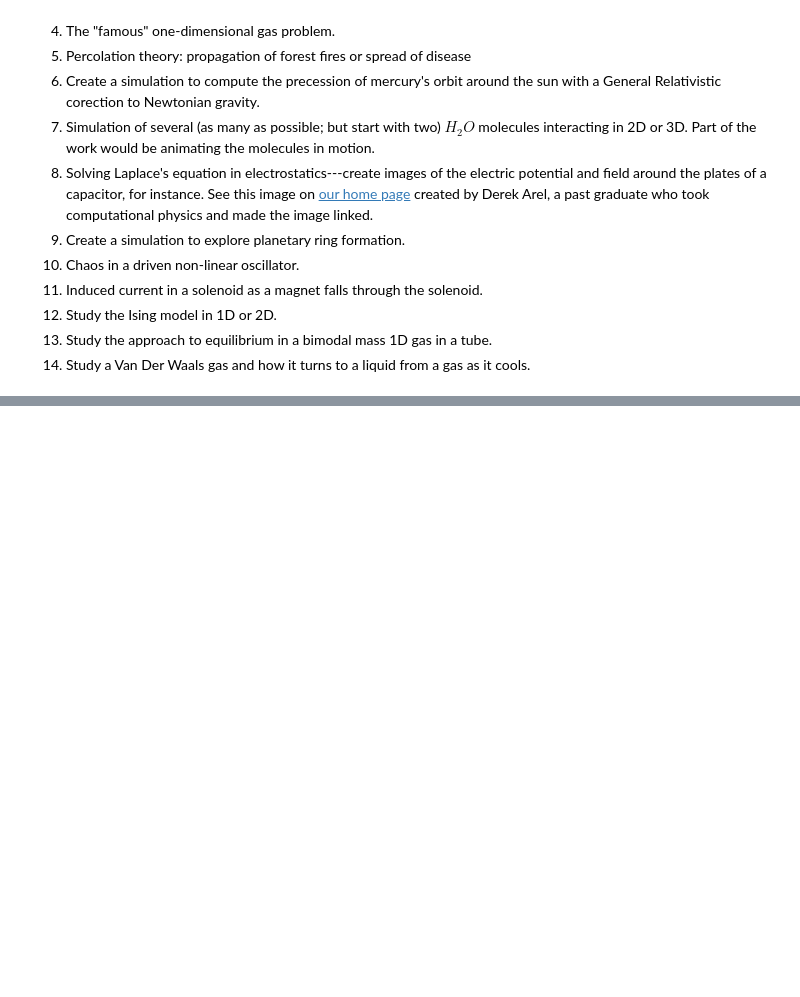
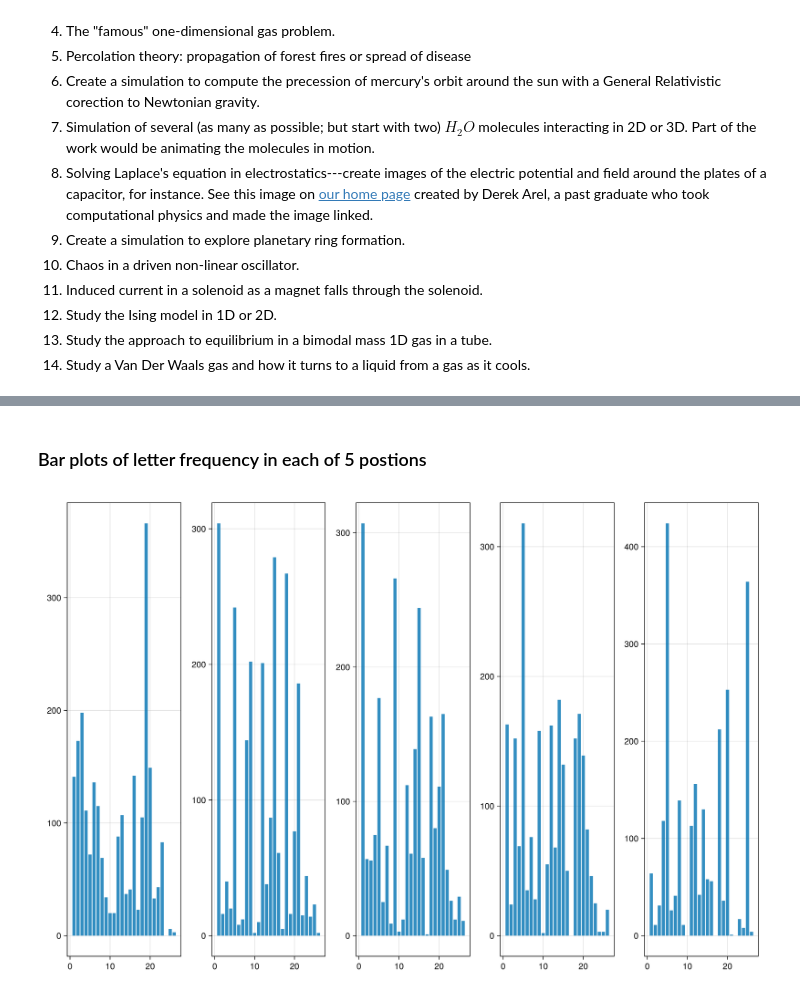
Before and after one commit to CompPhysJulia/Spring2024, a Jupyter notebook: LectureNotes/Class20_18Mar2024/Class20_18Mar2024.ipynb, the cells around one changed output, grey strips where cells are left out. Cells and saved outputs as stored; diff of their text form; code cells hidden in the pictures; blank space fills up the shorter version.

Commit message:
Edit of Class notes
Today we worked on the famous word puzzle called Wordle and began to think about the best way to guess words.

```diff
--- a/LectureNotes/Class20_18Mar2024/Class20_18Mar2024.ipynb
+++ b/LectureNotes/Class20_18Mar2024/Class20_18Mar2024.ipynb
@@ -63,2 +66,3 @@ using DelimitedFiles
 # %%
-words = readdlm("WordleList.txt")
+allowed_guesses = readdlm("valid-words.csv", String);
+allowed_words = readdlm("word-bank.csv", String); # we found in class that it was important to make sure we convert each line to a string
@@ -82,0 +86,13 @@ words = readdlm("WordleList.txt")
+# %%
+function spot_freq(word_list)
+    valid_letters = 1:26
+    letter_array = zeros(Int, 26,5)
+    for word in word_list
+        for (index, letter) in enumerate(word)
+            if Int(letter) - 96 in valid_letters
+                letter_array[Int(letter)-96, index] += 1
+            end
+        end
+    end
+    return letter_array
+end
@@ -82,0 +101,2 @@ words = readdlm("WordleList.txt")
+# %%
+hist_array = spot_freq(allowed_words)
@@ -82,0 +121,17 @@ words = readdlm("WordleList.txt")
+# %% [markdown]
+### Bar plots of letter frequency in each of 5 postions
+# %%
+fig = Figure(size = (1200,800))
+    ax1 = Axis(fig[1,1])
+        barplot!(ax1,hist_array[:,1])
+    ax2 = Axis(fig[1,2])
+        barplot!(ax2,hist_array[:,2])
+    ax3 = Axis(fig[1,3])
+        barplot!(ax3,hist_array[:,3])
+    ax4 = Axis(fig[1,4])
+        barplot!(ax4,hist_array[:,4])
+    ax5 = Axis(fig[1,5])
+        barplot!(ax5,hist_array[:,5])
+fig
+# %% [output]
+[figure, added]
```
Also changed, not shown: parts of 8 cells of this notebook, 2 other files.
